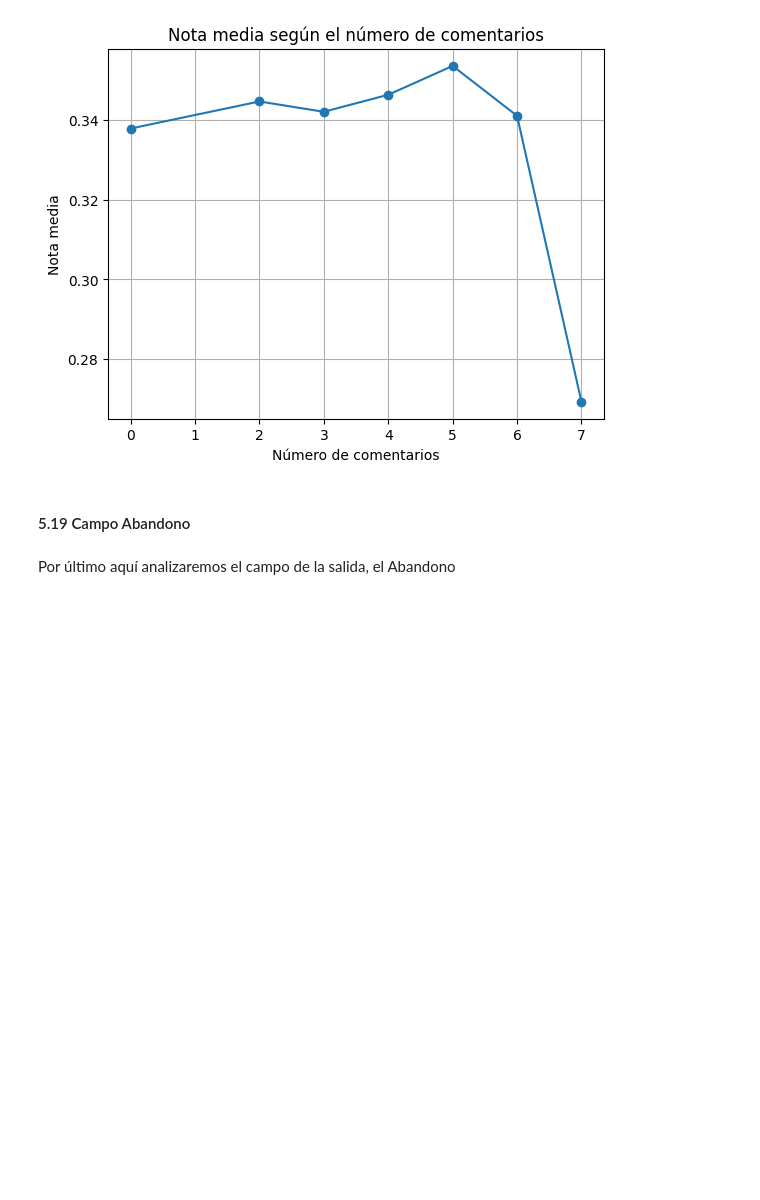
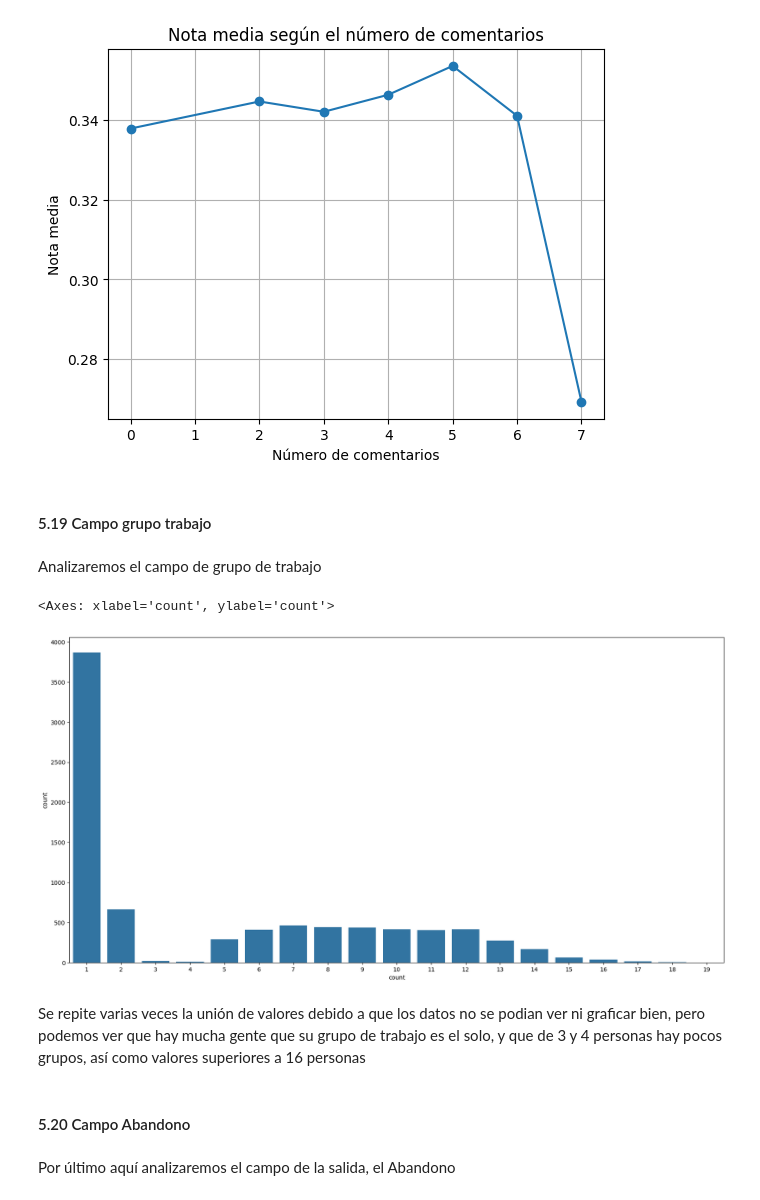
Before and after one commit to GuillermoMorcillo/Practica1Mineria, a Jupyter notebook: Práctica 1 - Análisis, procesamiento y validación .ipynb, the cells around one changed output. Saved outputs shown, nothing was run; the diff lists cells and outputs as text; code cells hidden in the pictures; blank space fills up the shorter version.

Commit message:
Se ha incluido la gráfica de grupos de trabajo

```diff
--- a/Práctica 1 - Análisis, procesamiento y validación .ipynb
+++ b/Práctica 1 - Análisis, procesamiento y validación .ipynb
@@ -697,8 +697,24 @@ def grafico_nota_comentarios(df, columna_comentarios, columna_nota):
 grafico_nota_comentarios(df_train, "comentarios", "abandono")
 # %% [output]
 [figure]
+# %% [markdown]
+#### 5.19 Campo grupo trabajo
+# %% [markdown]
+Analizaremos el campo de grupo de trabajo
+# %%
+df_grupo_trabajo = df_train["grupo_trabajo"]
+df_grupo_trabajo = df_grupo_trabajo.value_counts()
+df_grupo_trabajo = df_grupo_trabajo.value_counts()
+
+plt.figure(figsize=(20,10))
+sns.barplot(df_grupo_trabajo)
+# %% [output]
+<Axes: xlabel='count', ylabel='count'>
+[figure, added]
+# %% [markdown]
+Se repite varias veces la unión de valores debido a que los datos no se podian ver ni graficar bien, pero podemos ver que hay mucha gente que su grupo de trabajo es el solo, y que de 3 y 4 personas hay pocos grupos, así como valores superiores a 16 personas
 # %% [markdown]
-#### 5.19 Campo Abandono
+#### 5.20 Campo Abandono
 # %% [markdown]
 Por último aquí analizaremos el campo de la salida, el Abandono
 # %%
```
